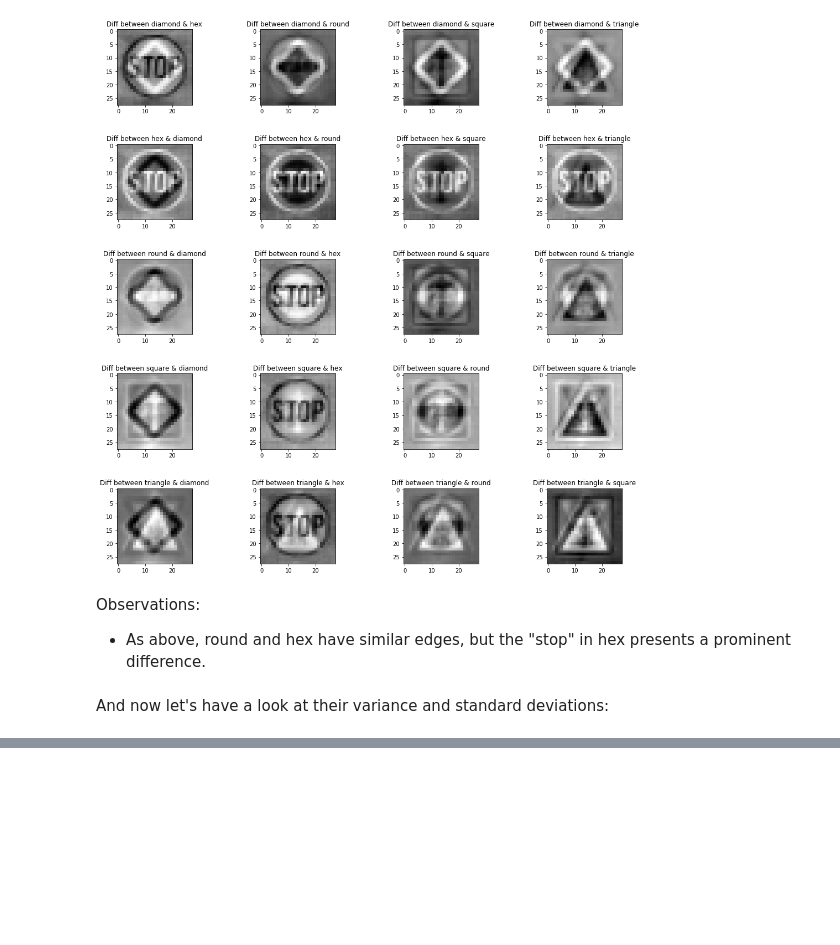
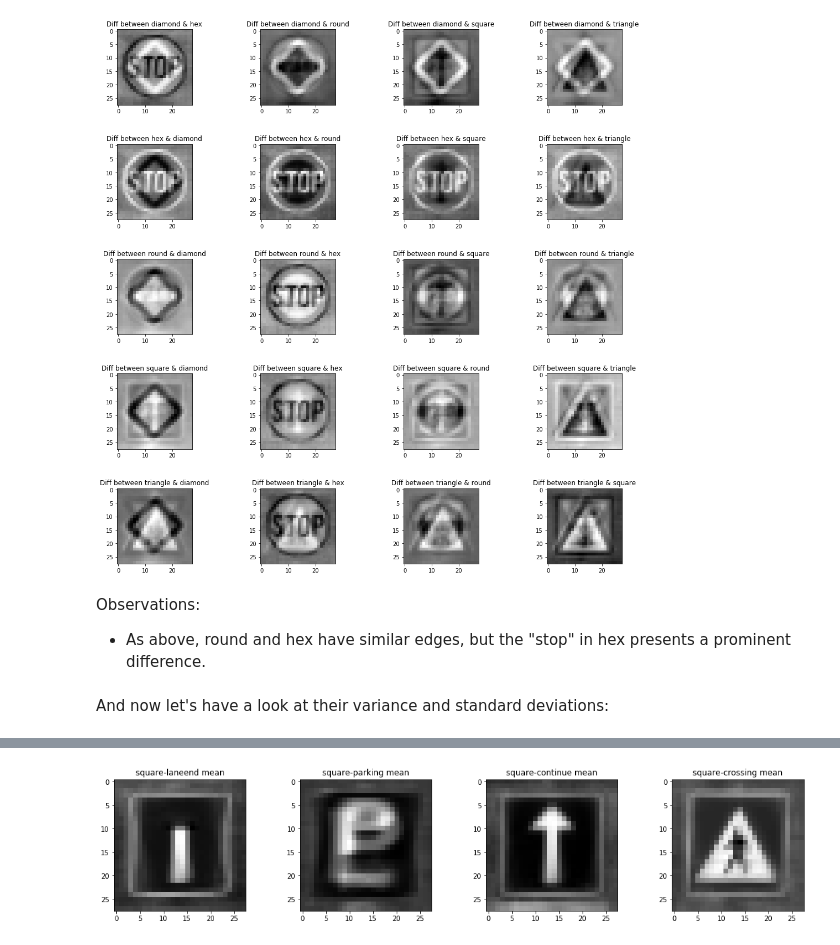
Before and after one commit to ItsThatBlackKid/trafficsignsML, a Jupyter notebook: trafficsigns.ipynb, the cells around one changed output, grey strips where cells are left out. Drawn from its saved outputs; the diff is of its cells as text; code cells hidden in the pictures; blank space fills up the shorter version.

```diff
--- a/trafficsigns.ipynb
+++ b/trafficsigns.ipynb
@@ -426,0 +509,4 @@ plt.imshow(shapeVars['diamond'], cmap="gray")
+# %%
+displayMeanSignTypes('square', (15,15))
+# %% [output]
+[figure, added]
```
Also changed, not shown: parts of 55 cells of this notebook.
